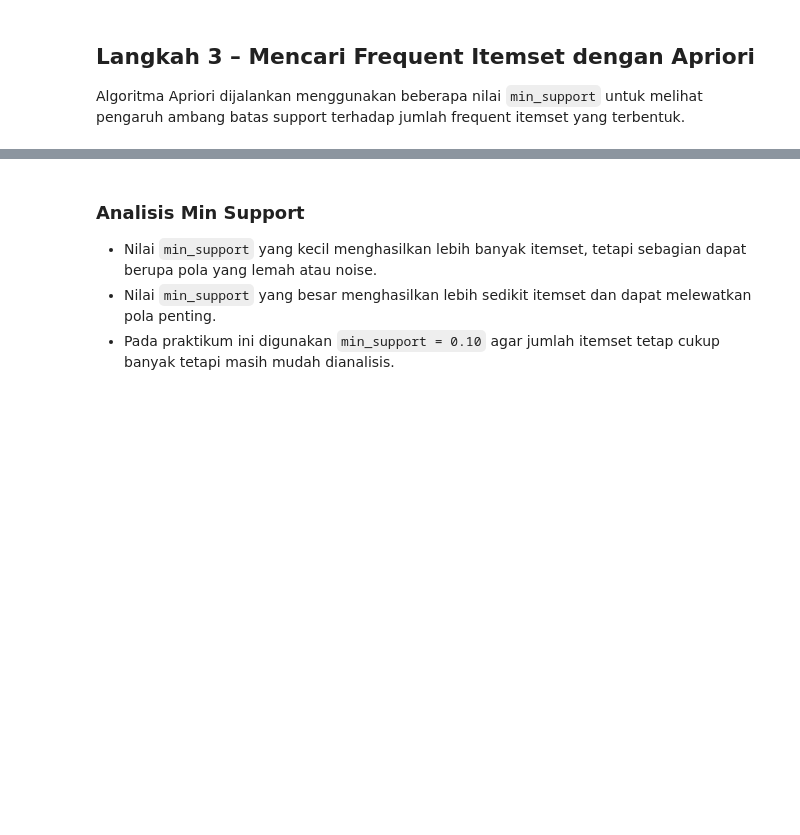
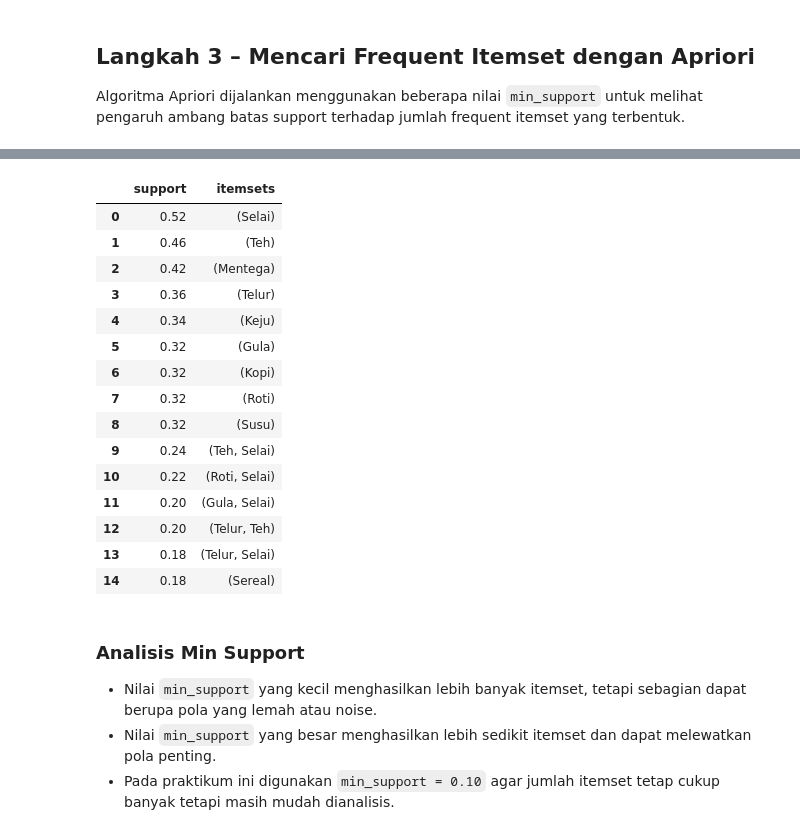
Before and after one commit to aminsiddik2810/data-science-2026, a Jupyter notebook: Pertemuan12_AminSiddikRangkuti_220401010124.ipynb, the cells around one changed output, grey strips where cells are left out. Saved outputs shown, nothing was run; the diff lists cells and outputs as text; code cells hidden in the pictures; blank space fills up the shorter version.

```diff
--- a/Pertemuan12_AminSiddikRangkuti_220401010124.ipynb
+++ b/Pertemuan12_AminSiddikRangkuti_220401010124.ipynb
@@ -76,16 +117,25 @@ display(df.head(10))
 ## Langkah 3 – Mencari Frequent Itemset dengan Apriori
 Algoritma Apriori dijalankan menggunakan beberapa nilai `min_support` untuk melihat pengaruh ambang batas support terhadap jumlah frequent itemset yang terbentuk.
 # %%
-from mlxtend.frequent_patterns import apriori
+from itertools import combinations
+
+def apriori_sederhana(data_bool, min_support=0.1, max_len=3):
+    transaksi_set = [set(data_bool.columns[row.values]) for _, row in data_bool.iterrows()]
+    items = sorted(data_bool.columns)
+    hasil = []
+    n = len(transaksi_set)
+    for k in range(1, max_len + 1):
+        for combo in combinations(items, k):
+            itemset = frozenset(combo)
+            support = sum(itemset.issubset(t) for t in transaksi_set) / n
+            if support >= min_support:
+                hasil.append({'support': support, 'itemsets': itemset})
+    return pd.DataFrame(hasil)
 
 hasil_support = []
-
 for ms in [0.05, 0.10, 0.20]:
-    freq = apriori(df, min_support=ms, use_colnames=True)
-    hasil_support.append({
-        'min_support': ms,
-        'jumlah_itemset': len(freq)
-    })
+    freq = apriori_sederhana(df, min_support=ms, max_len=3)
+    hasil_support.append({'min_support': ms, 'jumlah_itemset': len(freq)})
     print(f'min_support={ms:.2f} -> {len(freq)} itemset ditemukan')
 
-pd.DataFrame(hasil_support)
+display(pd.DataFrame(hasil_support))
@@ -92,9 +150,26 @@ pd.DataFrame(hasil_support)
 # %%
 # Gunakan min_support yang menghasilkan jumlah itemset wajar
-freq_items = apriori(df, min_support=0.10, use_colnames=True)
-freq_items = freq_items.sort_values('support', ascending=False)
+freq_items = apriori_sederhana(df, min_support=0.10, max_len=3)
+freq_items = freq_items.sort_values('support', ascending=False).reset_index(drop=True)
 
 display(freq_items.head(15))
+# %% [output]
+|  | support | itemsets |
+| 0 | 0.52 | (Selai) |
+| 1 | 0.46 | (Teh) |
+| 2 | 0.42 | (Mentega) |
+| 3 | 0.36 | (Telur) |
+| 4 | 0.34 | (Keju) |
+| 5 | 0.32 | (Gula) |
+| 6 | 0.32 | (Kopi) |
+| 7 | 0.32 | (Roti) |
+| 8 | 0.32 | (Susu) |
+| 9 | 0.24 | (Teh, Selai) |
+| 10 | 0.22 | (Roti, Selai) |
+| 11 | 0.20 | (Gula, Selai) |
+| 12 | 0.20 | (Telur, Teh) |
+| 13 | 0.18 | (Telur, Selai) |
+| 14 | 0.18 | (Sereal) |
 # %% [markdown]
 ### Analisis Min Support
 - Nilai `min_support` yang kecil menghasilkan lebih banyak itemset, tetapi sebagian dapat berupa pola yang lemah atau noise.
```
Also changed, not shown: parts of 17 cells of this notebook.
